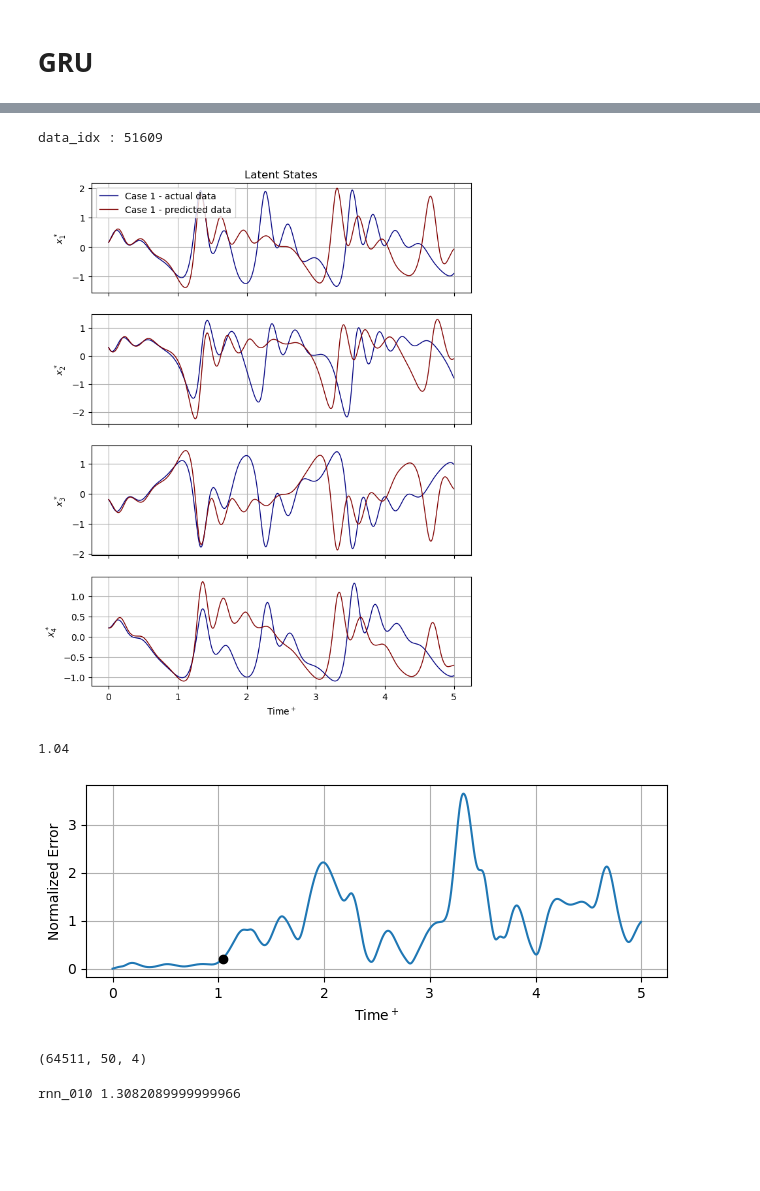
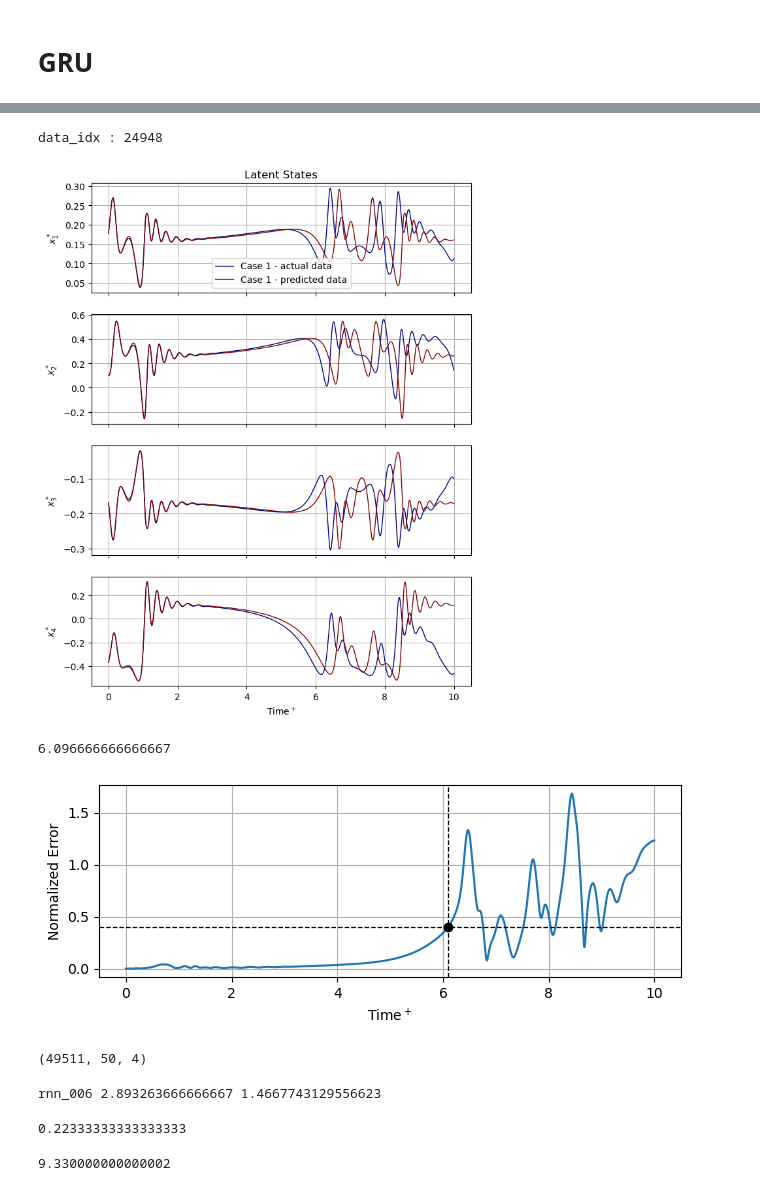
Before and after one commit to thisisrohan/MLROM, a Jupyter notebook: CDV/LoadingRNN-GRU-PredictionHorizon-AutoRegressiveMode.ipynb, the cells around one changed output, grey strips where cells are left out. Saved outputs shown, nothing was run; the diff lists cells and outputs as text; code cells hidden in the pictures; blank space fills up the shorter version.

Commit message:
(CDV) Renormalizde data and recomputed predictino horizons. (KS) started numerical sims.

```diff
--- a/CDV/LoadingRNN-GRU-PredictionHorizon-AutoRegressiveMode.ipynb
+++ b/CDV/LoadingRNN-GRU-PredictionHorizon-AutoRegressiveMode.ipynb
@@ -98,7 +100,7 @@ print(tf.__version__)
 from numpy import *
 
 # RNN directory
-dir_name_rnn = os.getcwd()+'/saved_rnn/rnn_010'
+dir_name_rnn = os.getcwd()+'/saved_rnn/rnn_006'
 
 # reading simulation parameters
 with open(dir_name_rnn + '/sim_data_AE_params.txt') as f:
@@ -230,7 +228,7 @@ fig, ax = plot_latent_states_cdv(
 # GRU
 # %%
 T_sample_input = 50.1*dt_rnn
-T_sample_output = 150
+T_sample_output = 300
 T_offset = T_sample_input
 # %%
 # cutting off initial transient
@@ -371,6 +369,18 @@ def norm_sq_time_average(data):
     norm_sq_time_avg = np.sum(data_norm_sq) - 0.5*(data_norm_sq[0]+data_norm_sq[-1])
     norm_sq_time_avg /= data_norm_sq.shape[0]
     return norm_sq_time_avg
+
+def invert_normalization(data, normalization_arr):
+    new_data = data.copy()
+    shape = new_data.shape
+    for i in range(shape[-1]):
+        if len(shape) == 2:
+            new_data[:, i] *= normalization_arr[1, i]
+            new_data[:, i] += normalization_arr[0, i]
+        elif len(shape) == 3:
+            new_data[:, :, i] *= normalization_arr[1, i]
+            new_data[:, :, i] += normalization_arr[0, i]
+    return new_data
 # %%
 data_in = data_rnn_input
 data_out = data_rnn_output
@@ -383,12 +393,12 @@ print('data_idx : {}'.format(data_idx))
 
 # data_in = data_in[data_idx]
 data_out = data_out[data_idx]
-data_out = rescale_data(data_out, normalization_arr)
+# data_out = rescale_data(data_out, normalization_arr)
 
 prediction = rnn_net.predict(data_in[data_idx:data_idx+1, :, :])
 # prediction = rnn_net(data_in[data_idx:data_idx+1, :, :], training=False)
 # prediction = rnn_net.call(data_in[data_idx:data_idx+1, :, :], training=False)
-
+prediction = invert_normalization(prediction, normalization_arr)
 
 n = 1
 num_latent_states = data_out.shape[-1]
@@ -436,63 +446,65 @@ ax[0].legend(
 )
 ax[0].set_title(r'Latent States', size=12)
 plt.show()
 # plt.savefig('AR-GRU.png', dpi=300, bbox_inches='tight')
 print('')
 
 ### Error and prediction horizon
 error = np.linalg.norm(data_out[:, :] - prediction[0, :, :], axis=1)
 error /= norm_sq_time_average(data_out)**0.5
 
 # print(norm_sq_time_average(data_out)**0.5)
 
 fig2, ax2 = plt.subplots(1, 1, figsize=(7.5, 2.5))
 ax2.plot(input_time, error)
 ax2.grid(True)
 ax2.set_axisbelow(True)
 ax2.set_xlabel('Time$^+$')
 ax2.set_ylabel('Normalized Error')
 
-error_threshold = 0.2
+error_threshold = 0.4
 
 predhor_idx = np.where(error >= error_threshold)[0][0]
 ax2.plot(input_time[predhor_idx], error[predhor_idx], 'o', color='k')
-
+ax2.axhline(error[predhor_idx], linewidth=0.9, linestyle='--', color='k')
+ax2.axvline(input_time[predhor_idx], linewidth=0.9, linestyle='--', color='k')
 
 prediction_horizon = predhor_idx*dt_rnn/30
 print(prediction_horizon)
 
 
 
 plt.show()
 # %% [output]
-data_idx : 51609
+data_idx : 24948
-[figure, old version]
+[figure, new version]
-1.04
+6.096666666666667
-[figure, old version]
+[figure, new version]
 # %%
 data_in.shape
 # %% [output]
-(64511, 50, 4)
+(49511, 50, 4)
 # %%
 data_in_og = data_rnn_input
 data_out_og = data_rnn_output
 
 num_runs = 10000
-error_threshold = 0.2
+error_threshold = 0.4
 
 # data_idx_arr = np.arange(data_in_og.shape[0])
 # np.random.shuffle(data_idx_arr)
 data_idx_arr = np.linspace(0, data_in.shape[0]-1, num_runs, dtype=np.int32)
 
-prediction_horizon = 0.0
+prediction_horizon_arr = np.empty(shape=num_runs)
 
 prediction = rnn_net.predict(data_in_og[data_idx_arr[0:num_runs], :, :])
+prediction = invert_normalization(prediction, normalization_arr)
 
 for i in range(num_runs):
     data_idx = data_idx_arr[i]
 
     data_out = data_out_og[data_idx]
-    data_out = rescale_data(data_out, normalization_arr)
+#     data_out = rescale_data(data_out, normalization_arr)
 
     # prediction = rnn_net.predict(data_in_og[data_idx:data_idx+1, :, :])
 
@@ -506,9 +518,18 @@ for i in range(num_runs):
     else:
         predhor_idx = predhor_idx[0]
 
-    prediction_horizon += predhor_idx*dt_rnn/30
+    prediction_horizon_arr[i] = predhor_idx*dt_rnn/30
 
-prediction_horizon /= num_runs
-print(dir_name_rnn[-7:], prediction_horizon)
+prediction_horizon = np.mean(prediction_horizon_arr)
+ph_std = np.std(prediction_horizon_arr)
+print(dir_name_rnn[-7:], prediction_horizon, ph_std)
 # %% [output]
-rnn_010 1.3082089999999966
+rnn_006 2.893263666666667 1.4667743129556623
+# %%
+np.min(prediction_horizon_arr)
+# %% [output]
+0.22333333333333333
+# %%
+np.max(prediction_horizon_arr)
+# %% [output]
+9.330000000000002
```
Also changed, not shown: parts of 6 cells of this notebook, 11 other files.
